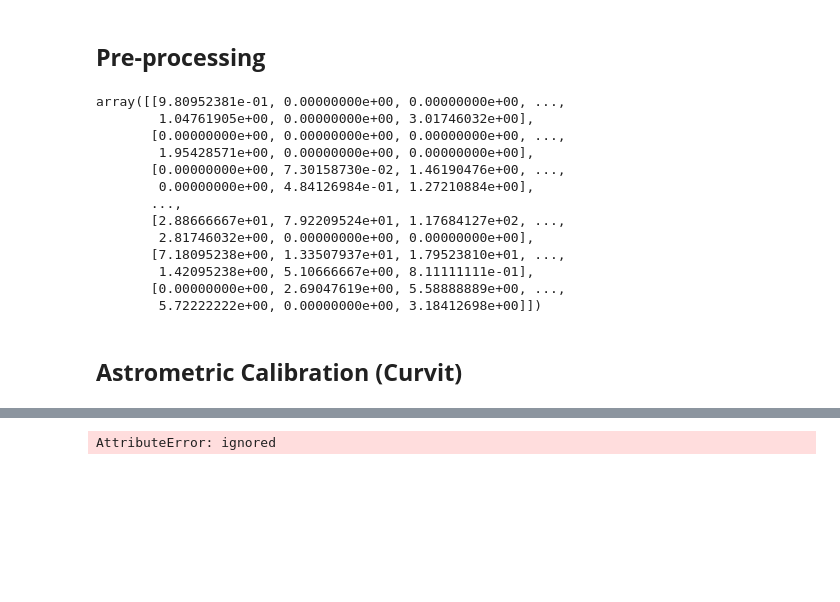
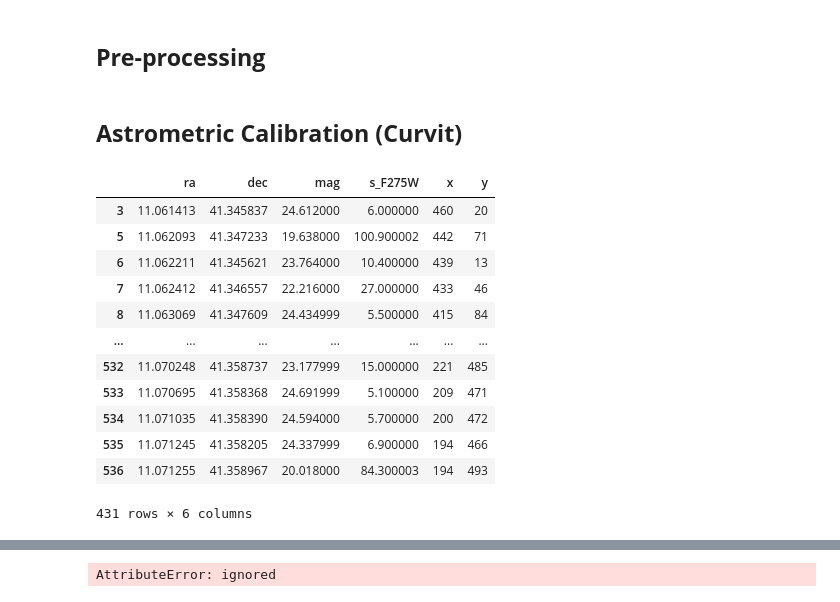
Before and after one commit to Jack3690/INSIST_pipeline, a Jupyter notebook: notebooks/MACADAMIA.ipynb, the cells around one changed output, grey strips where cells are left out. Cells and saved outputs as stored; diff of their text form; code cells hidden in the pictures; blank space fills up the shorter version.

```diff
--- a/notebooks/MACADAMIA.ipynb
+++ b/notebooks/MACADAMIA.ipynb
@@ -86,7 +83,12 @@ user_profiles = {'PRNU' : sim.flat_frame,
 
 sim(det_params = det_params, photometry = None)
 
-for i, t in enumerate([2400, 2400, 2400, 2400]):
+flats = []
+biass = []
+darks = []
+
+ts = []
+for i, t in enumerate(range(1,500,100)):
 
   del_ra = np.random.random(1)[0]/3600
   del_dec = np.random.random(1)[0]/3600
@@ -98,9 +100,18 @@ for i, t in enumerate([2400, 2400, 2400, 2400]):
                   exp_time = t, user_profiles = user_profiles)
   sim( det_params = det_params, photometry = None)
 
+  sim.writeto(f'input_data/img{i}.fits')
+
+  flat = sim.flat_frame
+
   exp_time = sim.exp_time
   sim.exp_time=1
   bias = sim.make_ccd_image(0)
   sim.exp_time = exp_time
 
-  sim.writeto(f'input_data/img{i}.fits')
+  dark = sim.dark_frame
+
+  flats.append(flat)
+  biass.append(bias)
+  darks.append(dark)
+  ts.append(sim.exp_time)
@@ -141,22 +179,6 @@ for f in os.listdir(input_dir):
   hdul.writeto(f"{out_dir}/{f.split('.')[0]}_FC.fits", overwrite = True)
 # %% [markdown]
 ## **Pre-processing**
-# %%
-data_F
-# %% [output]
-array([[9.80952381e-01, 0.00000000e+00, 0.00000000e+00, ...,
-        1.04761905e+00, 0.00000000e+00, 3.01746032e+00],
-       [0.00000000e+00, 0.00000000e+00, 0.00000000e+00, ...,
-        1.95428571e+00, 0.00000000e+00, 0.00000000e+00],
-       [0.00000000e+00, 7.30158730e-02, 1.46190476e+00, ...,
-        0.00000000e+00, 4.84126984e-01, 1.27210884e+00],
-       ...,
-       [2.88666667e+01, 7.92209524e+01, 1.17684127e+02, ...,
-        2.81746032e+00, 0.00000000e+00, 0.00000000e+00],
-       [7.18095238e+00, 1.33507937e+01, 1.79523810e+01, ...,
-        1.42095238e+00, 5.10666667e+00, 8.11111111e-01],
-       [0.00000000e+00, 2.69047619e+00, 5.58888889e+00, ...,
-        5.72222222e+00, 0.00000000e+00, 3.18412698e+00]])
 # %% [markdown]
 ## **Astrometric Calibration (Curvit)**
 # %%
@@ -177,6 +199,22 @@ sources = daofind(data)
 
 # Print the number of detected stars
 num_stars = len(sources)
+# %%
+sim.img_df
+# %% [output]
+|  | ra | dec | mag | s_F275W | x | y |
+| 3 | 11.061413 | 41.345837 | 24.612000 | 6.000000 | 460 | 20 |
+| 5 | 11.062093 | 41.347233 | 19.638000 | 100.900002 | 442 | 71 |
+| 6 | 11.062211 | 41.345621 | 23.764000 | 10.400000 | 439 | 13 |
+| 7 | 11.062412 | 41.346557 | 22.216000 | 27.000000 | 433 | 46 |
+| 8 | 11.063069 | 41.347609 | 24.434999 | 5.500000 | 415 | 84 |
+| ... | ... | ... | ... | ... | ... | ... |
+| 532 | 11.070248 | 41.358737 | 23.177999 | 15.000000 | 221 | 485 |
+| 533 | 11.070695 | 41.358368 | 24.691999 | 5.100000 | 209 | 471 |
+| 534 | 11.071035 | 41.358390 | 24.594000 | 5.700000 | 200 | 472 |
+| 535 | 11.071245 | 41.358205 | 24.337999 | 6.900000 | 194 | 466 |
+| 536 | 11.071255 | 41.358967 | 20.018000 | 84.300003 | 194 | 493 |
+431 rows × 6 columns
 # %%
 sources
 # %% [output]
```
Also changed, not shown: parts of 10 cells of this notebook.
